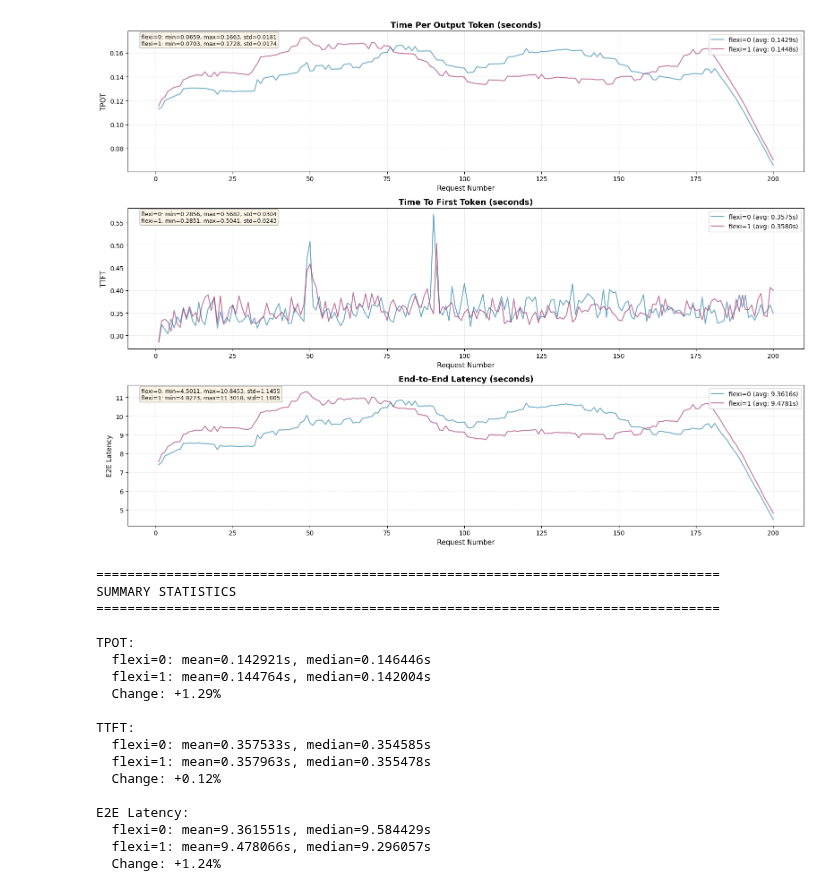
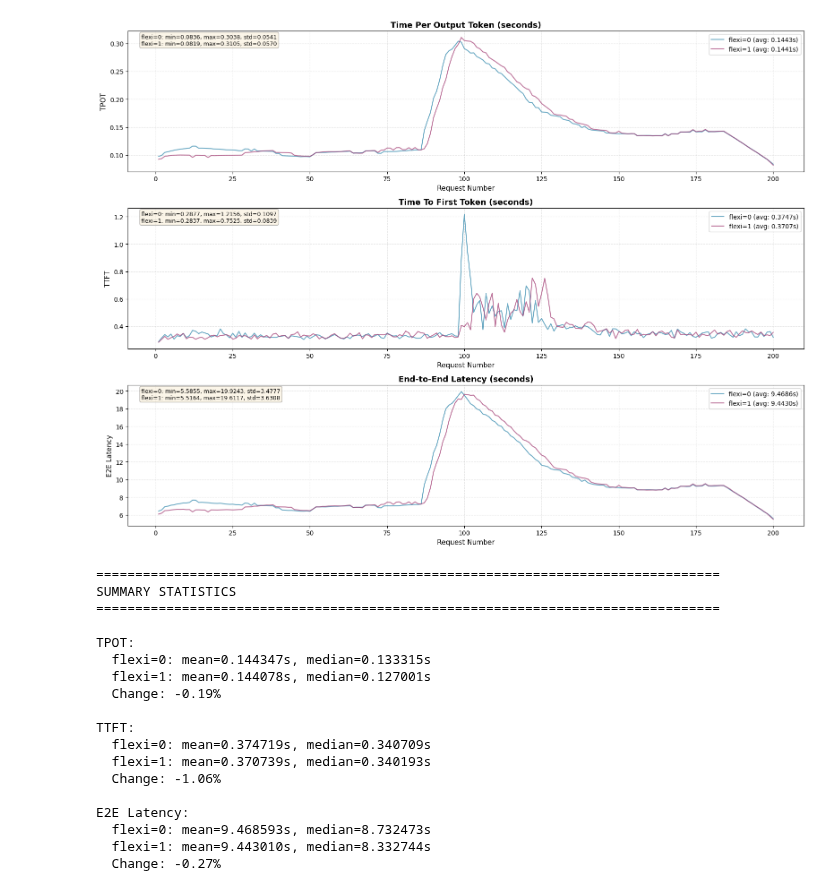
Before and after one commit to paprikaw/vllm, a Jupyter notebook: vllm_exp/draw.ipynb, the cells around one changed output. Cells and saved outputs as stored; diff of their text form; code cells hidden in the pictures.

```diff
--- a/vllm_exp/draw.ipynb
+++ b/vllm_exp/draw.ipynb
@@ -12,7 +12,7 @@ from log_analysing_tools.analyze_log_metrics import LogMetricsAnalyzer, METRIC_C
 
 print("Libraries imported successfully!")
 # Define paths for original log files
-log_dir = Path('/home/bxb1/vllm_workbench/vllm/logs/project-migration_test_async_with_migration_no_warmup_B')
+log_dir = Path('/home/bxb1/vllm_workbench/vllm/logs/project-migration_test_async_flexi_direct_with_no_migration_debug_1.8-200-no-weight-limiter')
 
 flexi_0_log = log_dir / 'server-{pp=32,32}-{flexi=0}.log'
 flexi_1_log = log_dir / 'server-{pp=32,32}-{flexi=1}.log'
@@ -348,9 +367,8 @@ Priority metrics shown: 4/5
 # Load time series data from request metrics CSV files
 import pandas as pd
 
-csv_dir = Path('/home/bxb1/vllm_workbench/vllm/logs/project-migration_test_async_with_migration_no_warmup_B')
-flexi_0_csv = csv_dir / 'request_metrics-{pp=32,32}-{flexi=0}.csv'
-flexi_1_csv = csv_dir / 'request_metrics-{pp=32,32}-{flexi=1}.csv'
+flexi_0_csv = log_dir / 'request_metrics-{pp=32,32}-{flexi=0}.csv'
+flexi_1_csv = log_dir / 'request_metrics-{pp=32,32}-{flexi=1}.csv'
 
 # Read CSV files
 df_flexi_0 = pd.read_csv(flexi_0_csv)
@@ -405,7 +423,7 @@ for idx, (metric_col, title, ylabel) in enumerate(metrics):
             bbox=dict(boxstyle='round', facecolor='wheat', alpha=0.3))
 
 plt.tight_layout()
-save_path = csv_dir / 'request_metrics_time_series_comparison.png'
+save_path = log_dir / 'request_metrics_time_series_comparison.png'
 plt.savefig(save_path, dpi=150, bbox_inches='tight')
 print(f'\nTime series plot saved to: {save_path}')
 plt.show()
@@ -438,22 +456,22 @@ Time series plot saved to: /home/bxb1/vllm_workbench/vllm/logs/project-migration
-[figure, old version]
+[figure, new version]
 ================================================================================
 SUMMARY STATISTICS
 ================================================================================
 
 TPOT:
-  flexi=0: mean=0.142921s, median=0.146446s
-  flexi=1: mean=0.144764s, median=0.142004s
-  Change: +1.29%
+  flexi=0: mean=0.144347s, median=0.133315s
+  flexi=1: mean=0.144078s, median=0.127001s
+  Change: -0.19%
 
 TTFT:
-  flexi=0: mean=0.357533s, median=0.354585s
-  flexi=1: mean=0.357963s, median=0.355478s
-  Change: +0.12%
+  flexi=0: mean=0.374719s, median=0.340709s
+  flexi=1: mean=0.370739s, median=0.340193s
+  Change: -1.06%
 
 E2E Latency:
-  flexi=0: mean=9.361551s, median=9.584429s
-  flexi=1: mean=9.478066s, median=9.296057s
-  Change: +1.24%
+  flexi=0: mean=9.468593s, median=8.732473s
+  flexi=1: mean=9.443010s, median=8.332744s
+  Change: -0.27%
 # %%
 # Extract time series data for specific metrics from analysis logs
 import re
```
Also changed, not shown: parts of 4 cells of this notebook, 35 other files.
